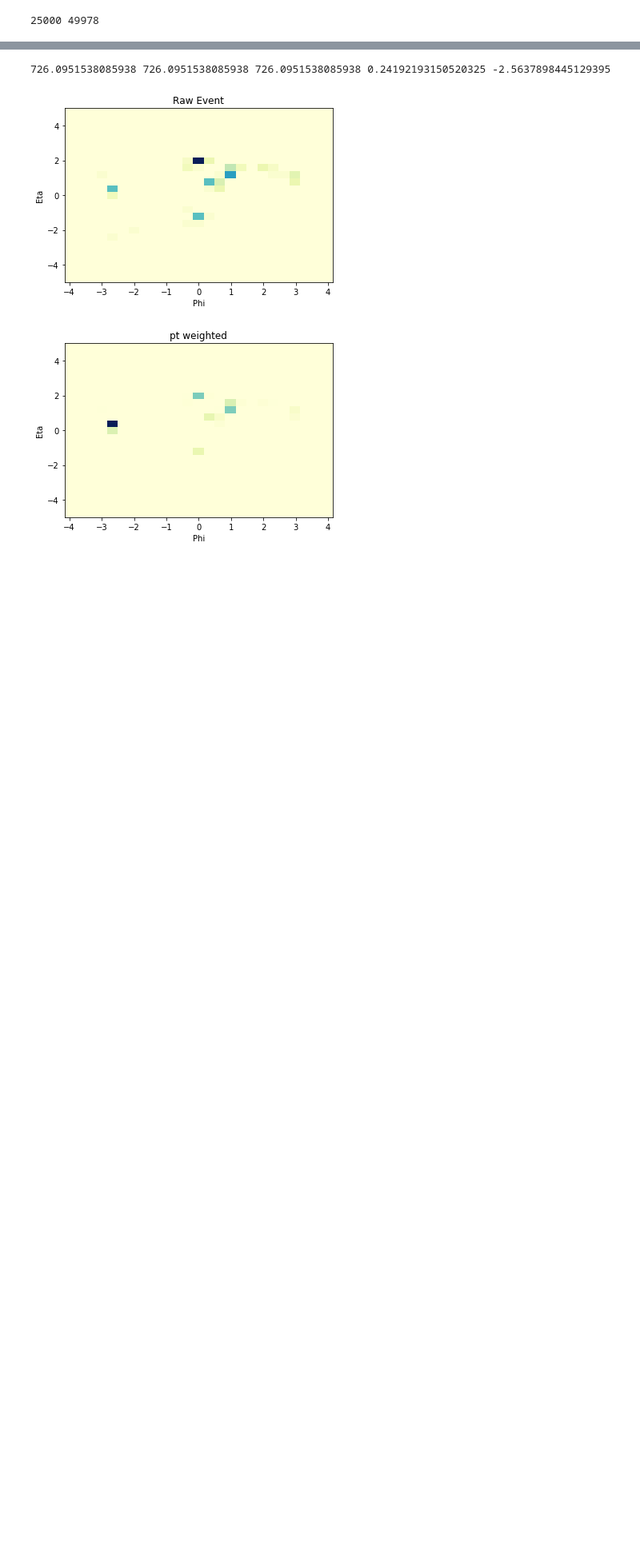
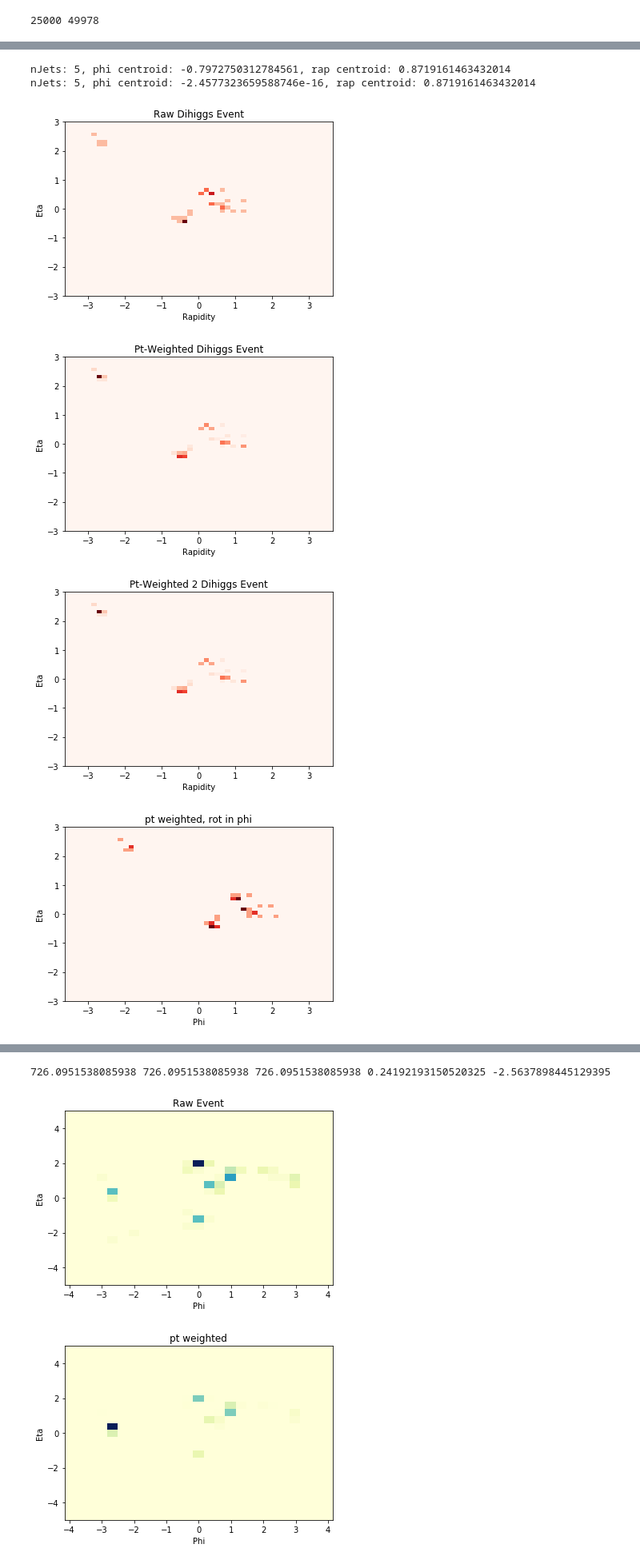
Before and after one commit to neu-physics/dihiggsMLProject, a Jupyter notebook: convolutionalNN/exploreData.ipynb, the cells around one changed output, grey strips where cells are left out. Shown at 80% size. Drawn from its saved outputs; the diff is of its cells as text; code cells hidden in the pictures; blank space fills up the shorter version.

```diff
--- a/convolutionalNN/exploreData.ipynb
+++ b/convolutionalNN/exploreData.ipynb
@@ -132,0 +148,16 @@ makeSimplePlots( neutralHadrons_qcd, 'QCD', 'Neutral Hadrons')
+# %%
+_event = allEvents_hh[0]
+_event['Constituents']
+_rap = [ constituent[5] for constituent in _event['Constituents'] if constituent[6]==0 ]
+_phi = [ constituent[3] for constituent in _event['Constituents'] if constituent[6]==0 ]
+_pt  = [ constituent[1] for constituent in _event['Constituents'] if constituent[6]==0 ]
+_scale   = 255/max( _pt )
+
+_rap2 = [ constituent[5] for constituent in _event['Constituents'] if constituent[6]==2 ]
+_phi2 = [ constituent[3] for constituent in _event['Constituents'] if constituent[6]==2 ]
+_pt2  = [ constituent[1] for constituent in _event['Constituents'] if constituent[6]==2 ]
+_scale2   = 255/max( _pt2 )
+
+_scale = 1
+_scale2 = 1
+sum(list(np.asarray(_phi)*_scale) + list(np.asarray(_phi2)*_scale2)) / (_scale*len(_phi) + _scale2*len(_phi2))
@@ -132,0 +331,9 @@ makeSimplePlots( neutralHadrons_qcd, 'QCD', 'Neutral Hadrons')
+# %%
+t = returnRotatedData( allEvents_hh, 'Dihiggs')
+# %% [output]
+nJets: 5, phi centroid: -0.7972750312784561, rap centroid: 0.8719161463432014
+nJets: 5, phi centroid: -2.4577323659588746e-16, rap centroid: 0.8719161463432014
+[figure, added]
+[figure, added]
+[figure, added]
+[figure, added]
```
Also changed, not shown: parts of 8 cells of this notebook.
